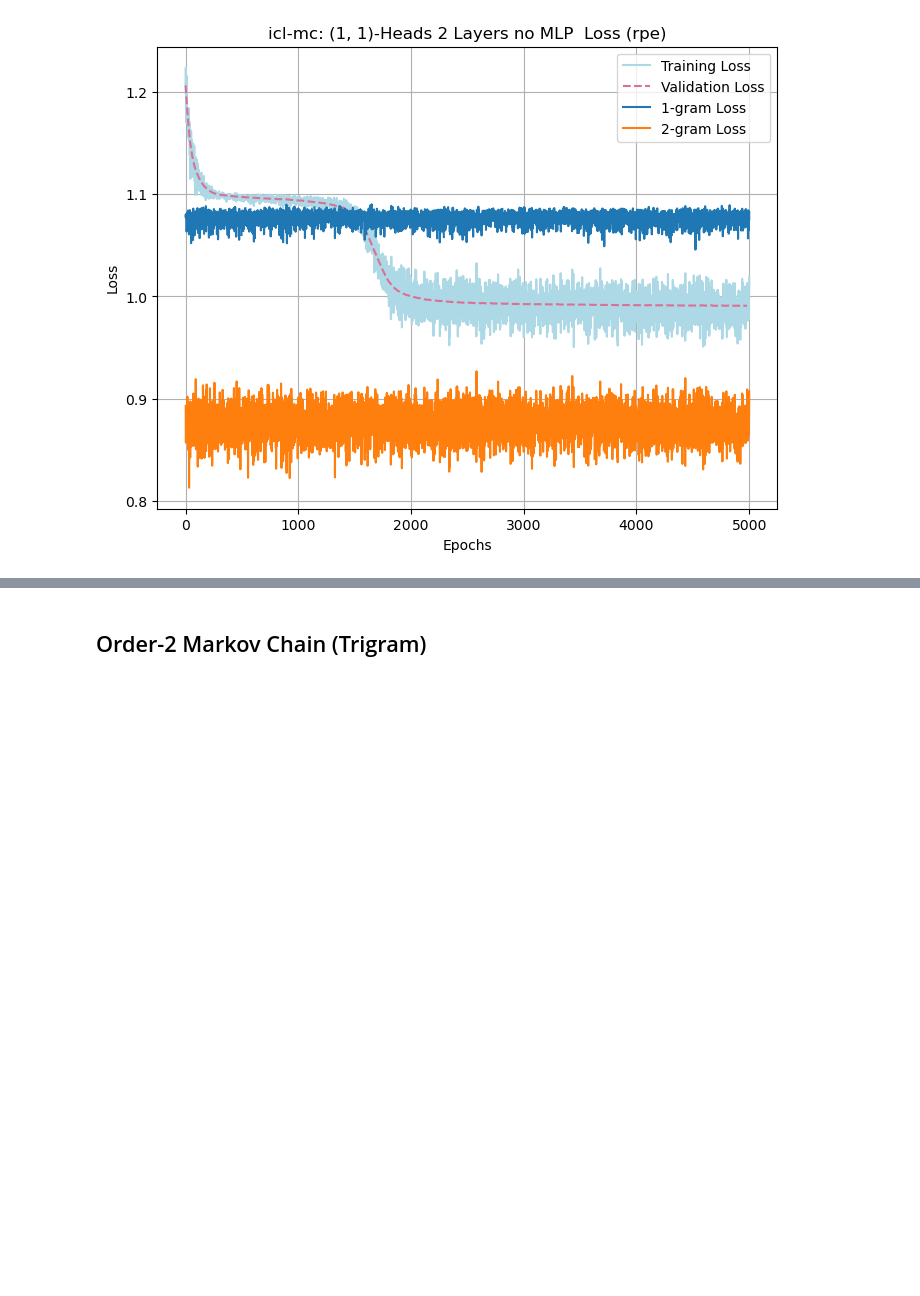
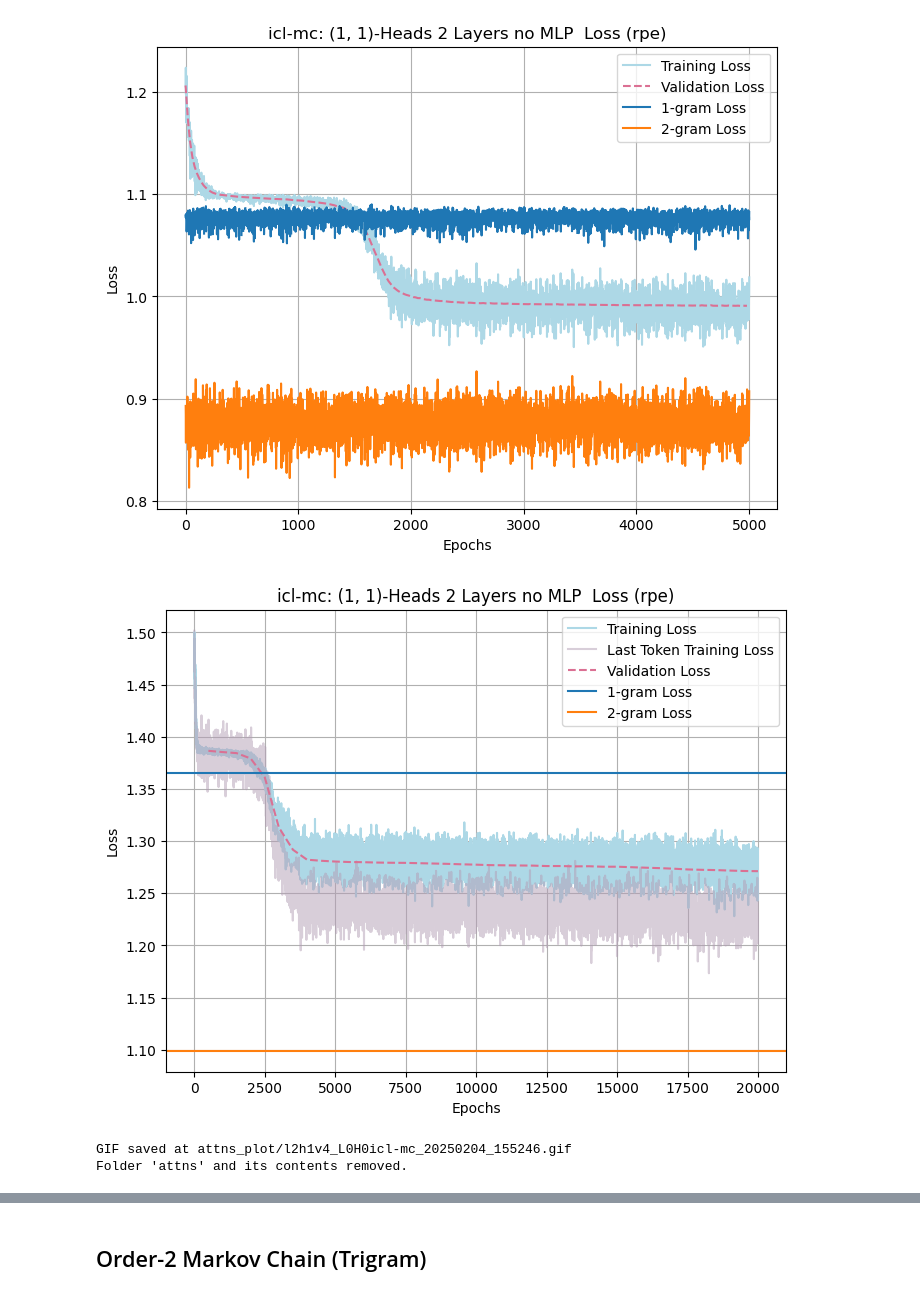
Before and after one commit to ezyhdxm/ICL, a Jupyter notebook: markov_attn.ipynb, the cells around one changed output, grey strips where cells are left out. Drawn from its saved outputs; the diff is of its cells as text; code cells hidden in the pictures; blank space fills up the shorter version.

```diff
--- a/markov_attn.ipynb
+++ b/markov_attn.ipynb
@@ -288,3 +288,47 @@ sample[ind], sample[:ind][mask], sample[:ind][target]
 plot.get_loss_plots(config, train_results)
 # %% [output]
 [figure]
+# %%
+SEQ_LEN = 100
+VOC_SIZE = 4
+BATCH_SIZE = 64
+
+config = Config(
+        emb_dim=20,
+        num_layers=2,
+        num_heads=(1,1),
+        identity_query=False,
+        seq_len=SEQ_LEN,
+        vocab_size=VOC_SIZE,
+        batch_size=BATCH_SIZE,
+        num_epochs=20000,
+        eval_iter=500,
+        pos_enc='rpe',
+        pos_max_len=100,
+        get_attn=50,
+        mlp=(False,False),
+        activation=(False,False),
+        flash=False,
+        ff_dim=20,
+        layer_norm=False,
+        ngram=2,
+        learning_rate=2e-4,
+        task_name='icl-mc',
+        scheduler=False,
+    )
+
+sampler_config = MarkovSamplerConfig(seq_len=SEQ_LEN, vocab_size=VOC_SIZE, batch_size=BATCH_SIZE,
+                                     order=1, task_name='icl-mc')
+
+model = Transformer(config).to(config.device)
+# %%
+train_results = train_model(model, config, sampler_config) # M3 Pro, for small models, M3 Pro is faster than GPU.
+# %%
+plot.get_loss_plots(config, train_results)
+# %% [output]
+[figure, added]
+# %%
+plot.get_attn_gif(layer=0,head=0,train_results=train_results,config=config)
+# %% [output]
+GIF saved at attns_plot/l2h1v4_L0H0icl-mc_20250204_155246.gif
+Folder 'attns' and its contents removed.
```
Also changed, not shown: parts of 17 cells of this notebook, 11 other files.
